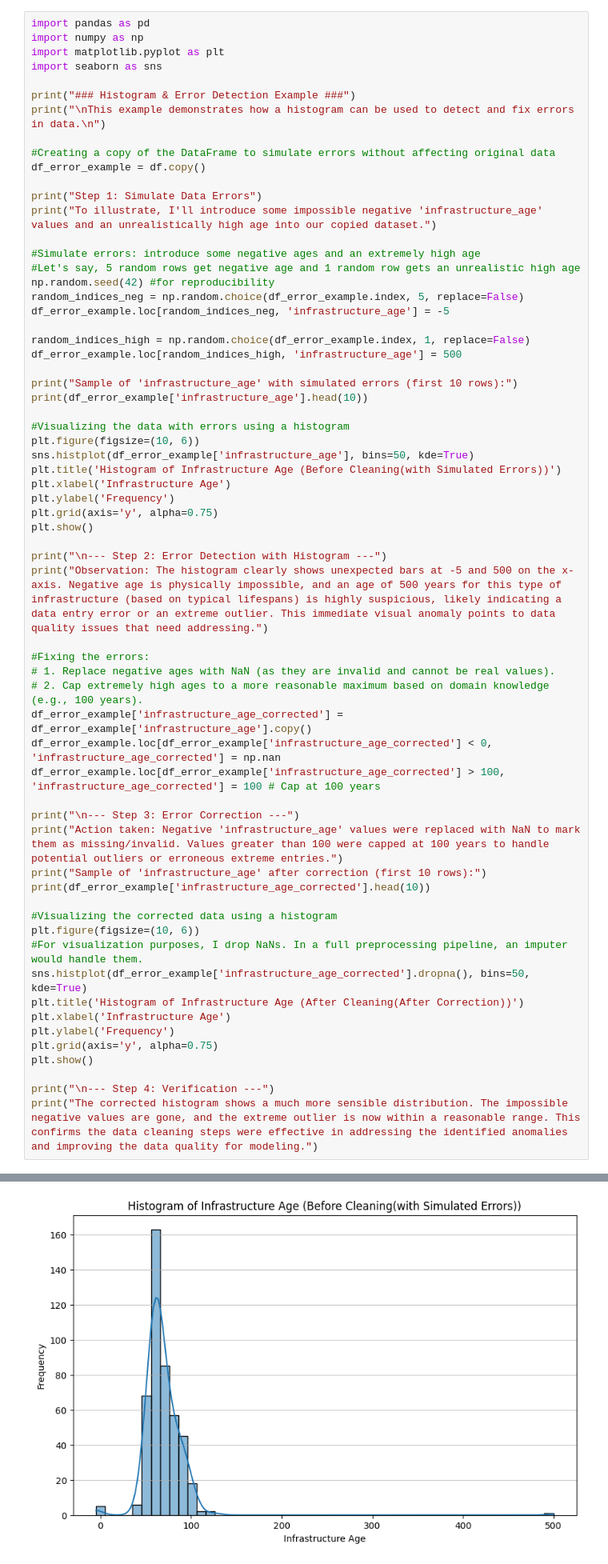
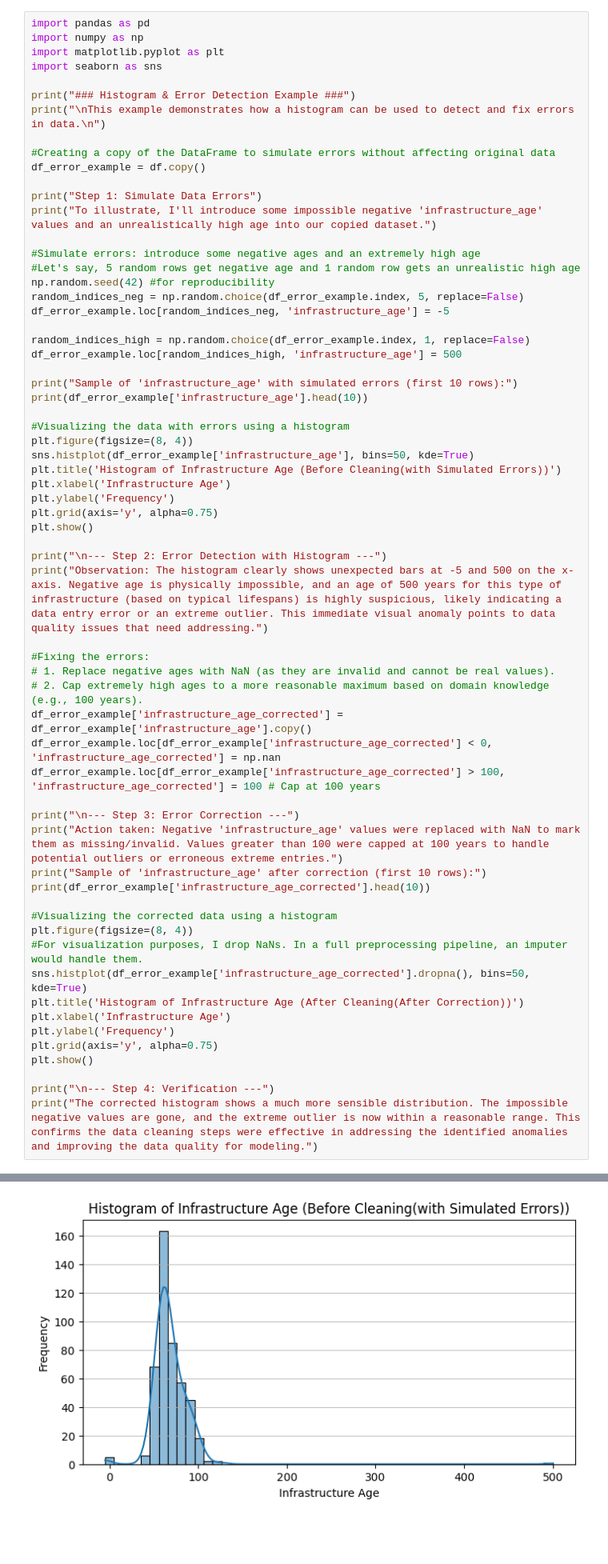
Before and after one commit to philipoladimeji/Urban-Infrastructure-Failure-Risk, a Jupyter notebook: ML_Urban_Infrastructure_Failure_Risk_Assignment.ipynb, the cells around one changed output, grey strips where cells are left out. Shown at 80% size. Drawn from its saved outputs; the diff is of its cells as text; blank space fills up the shorter version.

```diff
--- a/ML_Urban_Infrastructure_Failure_Risk_Assignment.ipynb
+++ b/ML_Urban_Infrastructure_Failure_Risk_Assignment.ipynb
@@ -512,7 +510,7 @@ print("Sample of 'infrastructure_age' with simulated errors (first 10 rows):")
 print(df_error_example['infrastructure_age'].head(10))
 
 #Visualizing the data with errors using a histogram
-plt.figure(figsize=(10, 6))
+plt.figure(figsize=(8, 4))
 sns.histplot(df_error_example['infrastructure_age'], bins=50, kde=True)
 plt.title('Histogram of Infrastructure Age (Before Cleaning(with Simulated Errors))')
 plt.xlabel('Infrastructure Age')
@@ -536,37 +534,37 @@ print("Sample of 'infrastructure_age' after correction (first 10 rows):")
 print(df_error_example['infrastructure_age_corrected'].head(10))
 
 #Visualizing the corrected data using a histogram
-plt.figure(figsize=(10, 6))
+plt.figure(figsize=(8, 4))
 #For visualization purposes, I drop NaNs. In a full preprocessing pipeline, an imputer would handle them.
 sns.histplot(df_error_example['infrastructure_age_corrected'].dropna(), bins=50, kde=True)
 plt.title('Histogram of Infrastructure Age (After Cleaning(After Correction))')
 plt.xlabel('Infrastructure Age')
 plt.ylabel('Frequency')
 plt.grid(axis='y', alpha=0.75)
 plt.show()
 
 print("\n--- Step 4: Verification ---")
 print("The corrected histogram shows a much more sensible distribution. The impossible negative values are gone, and the extreme outlier is now within a reasonable range. This confirms the data cleaning steps were effective in addressing the identified anomalies and improving the data quality for modeling.")
 # %% [output]
 ### Histogram & Error Detection Example ###
 
 This example demonstrates how a histogram can be used to detect and fix errors in data.
 
 Step 1: Simulate Data Errors
 To illustrate, I'll introduce some impossible negative 'infrastructure_age' values and an unrealistically high age into our copied dataset.
 Sample of 'infrastructure_age' with simulated errors (first 10 rows):
 0    71.480592
 1    60.300892
 2    56.367965
 3    53.135138
 4    77.482269
 5    66.807705
 6    67.304494
 7    86.969397
 8    42.213959
 9    55.022194
 Name: infrastructure_age, dtype: float64
-[figure, old version]
+[figure, new version]
 --- Step 2: Error Detection with Histogram ---
 Observation: The histogram clearly shows unexpected bars at -5 and 500 on the x-axis. Negative age is physically impossible, and an age of 500 years for this type of infrastructure (based on typical l ...
 
```
Also changed, not shown: parts of 3 cells of this notebook.
